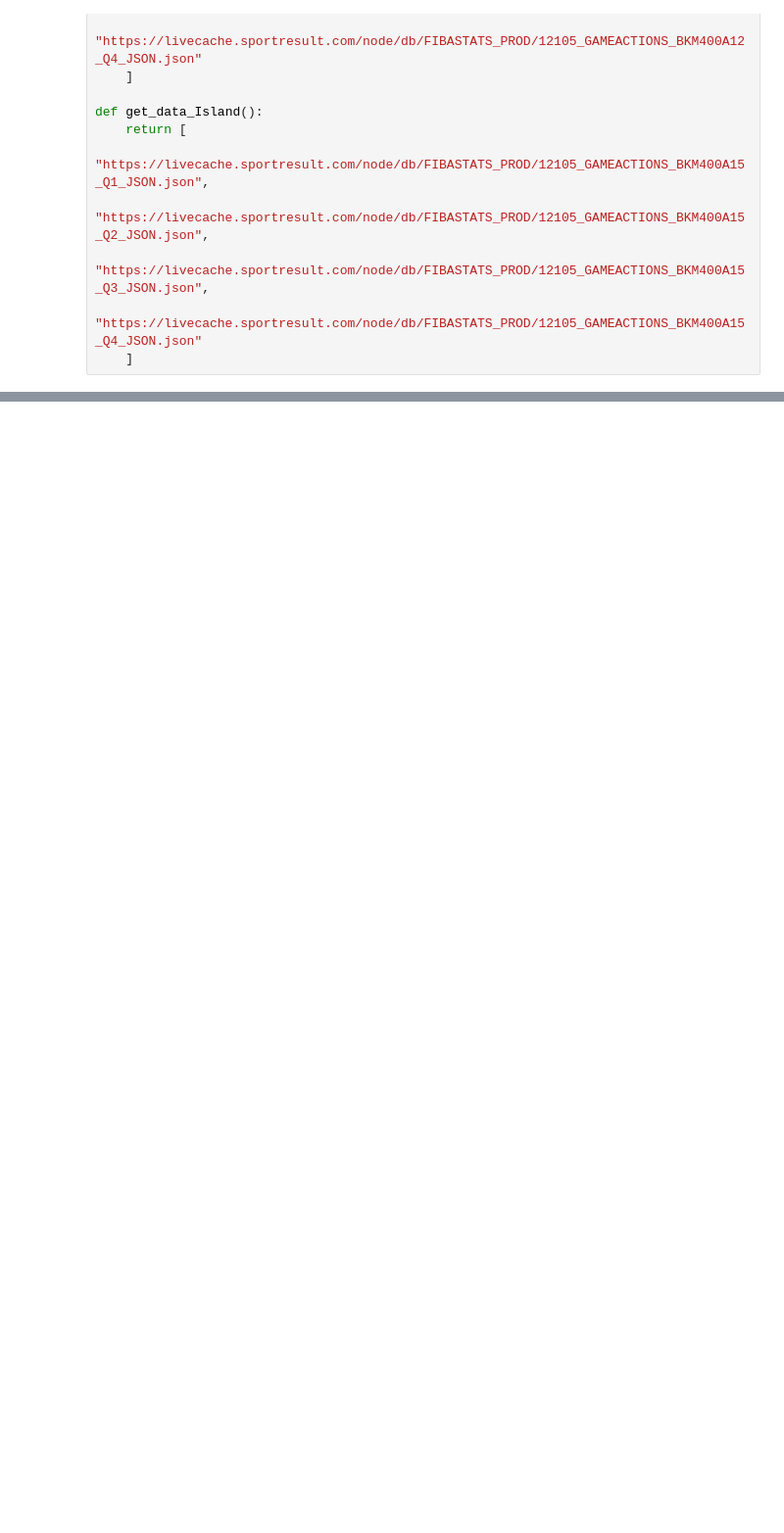
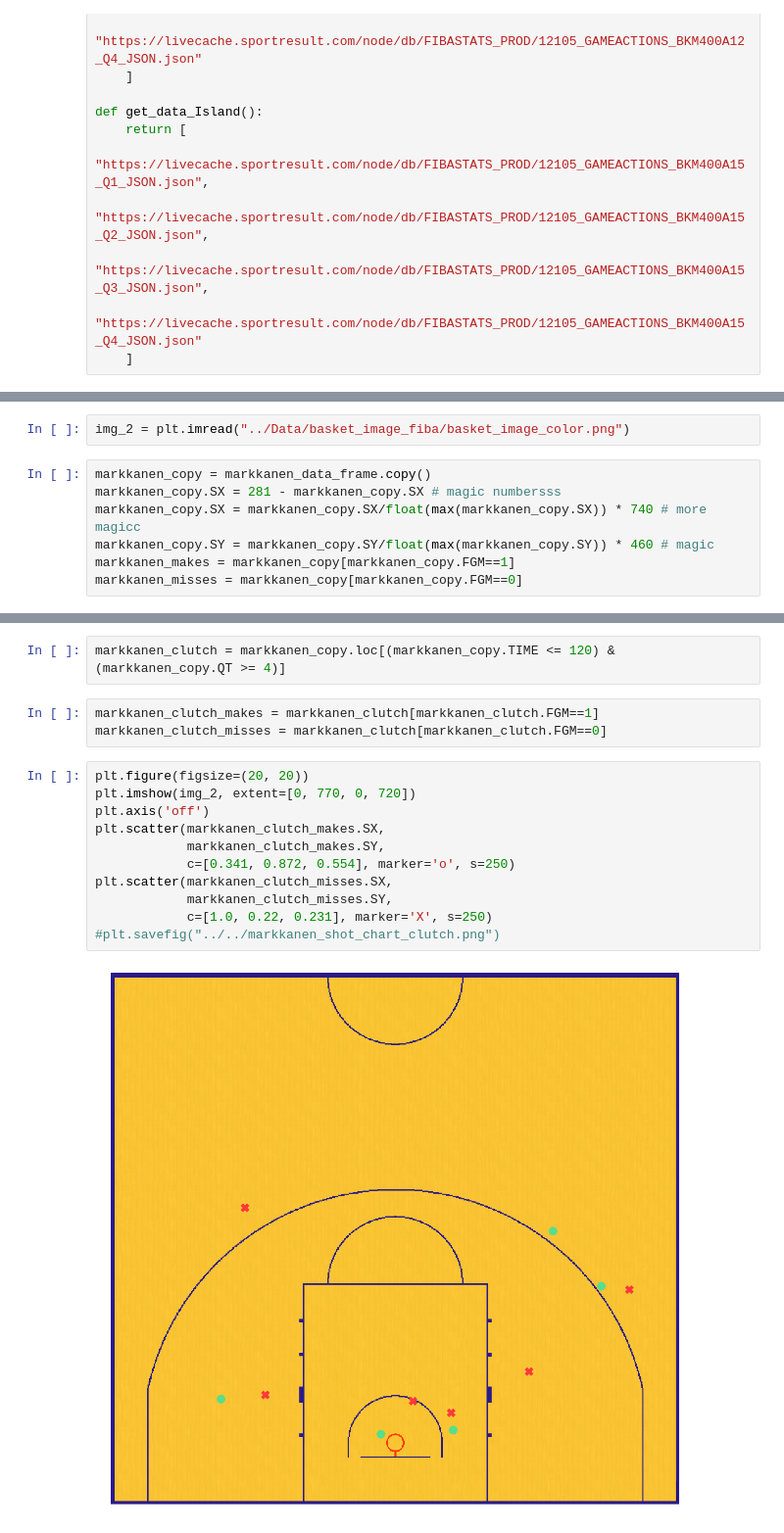
Before and after one commit to danchyy/Basketball_Analytics, a Jupyter notebook: Scripts/Lauri_Markkanen_shotchart.ipynb, the cells around one changed output, grey strips where cells are left out. Shown at 98% size. Saved outputs shown, nothing was run; the diff lists cells and outputs as text; blank space fills up the shorter version.

```diff
--- a/Scripts/Lauri_Markkanen_shotchart.ipynb
+++ b/Scripts/Lauri_Markkanen_shotchart.ipynb
@@ -147,0 +123,9 @@ markkanen_data_frame
+# %%
+img_2 = plt.imread("../Data/basket_image_fiba/basket_image_color.png")
+# %%
+markkanen_copy = markkanen_data_frame.copy()
+markkanen_copy.SX = 281 - markkanen_copy.SX # magic numbersss
+markkanen_copy.SX = markkanen_copy.SX/float(max(markkanen_copy.SX)) * 740 # more magicc
+markkanen_copy.SY = markkanen_copy.SY/float(max(markkanen_copy.SY)) * 460 # magic
+markkanen_makes = markkanen_copy[markkanen_copy.FGM==1]
+markkanen_misses = markkanen_copy[markkanen_copy.FGM==0]
@@ -147,0 +146,18 @@ markkanen_data_frame
+# %%
+markkanen_clutch = markkanen_copy.loc[(markkanen_copy.TIME <= 120) & (markkanen_copy.QT >= 4)]
+# %%
+markkanen_clutch_makes = markkanen_clutch[markkanen_clutch.FGM==1]
+markkanen_clutch_misses = markkanen_clutch[markkanen_clutch.FGM==0]
+# %%
+plt.figure(figsize=(20, 20))
+plt.imshow(img_2, extent=[0, 770, 0, 720])
+plt.axis('off')
+plt.scatter(markkanen_clutch_makes.SX,
+            markkanen_clutch_makes.SY,
+            c=[0.341, 0.872, 0.554], marker='o', s=250)
+plt.scatter(markkanen_clutch_misses.SX,
+            markkanen_clutch_misses.SY,
+            c=[1.0, 0.22, 0.231], marker='X', s=250)
+#plt.savefig("../../markkanen_shot_chart_clutch.png")
+# %% [output]
+[figure, added]
```
Also changed, not shown: parts of 8 cells of this notebook.
